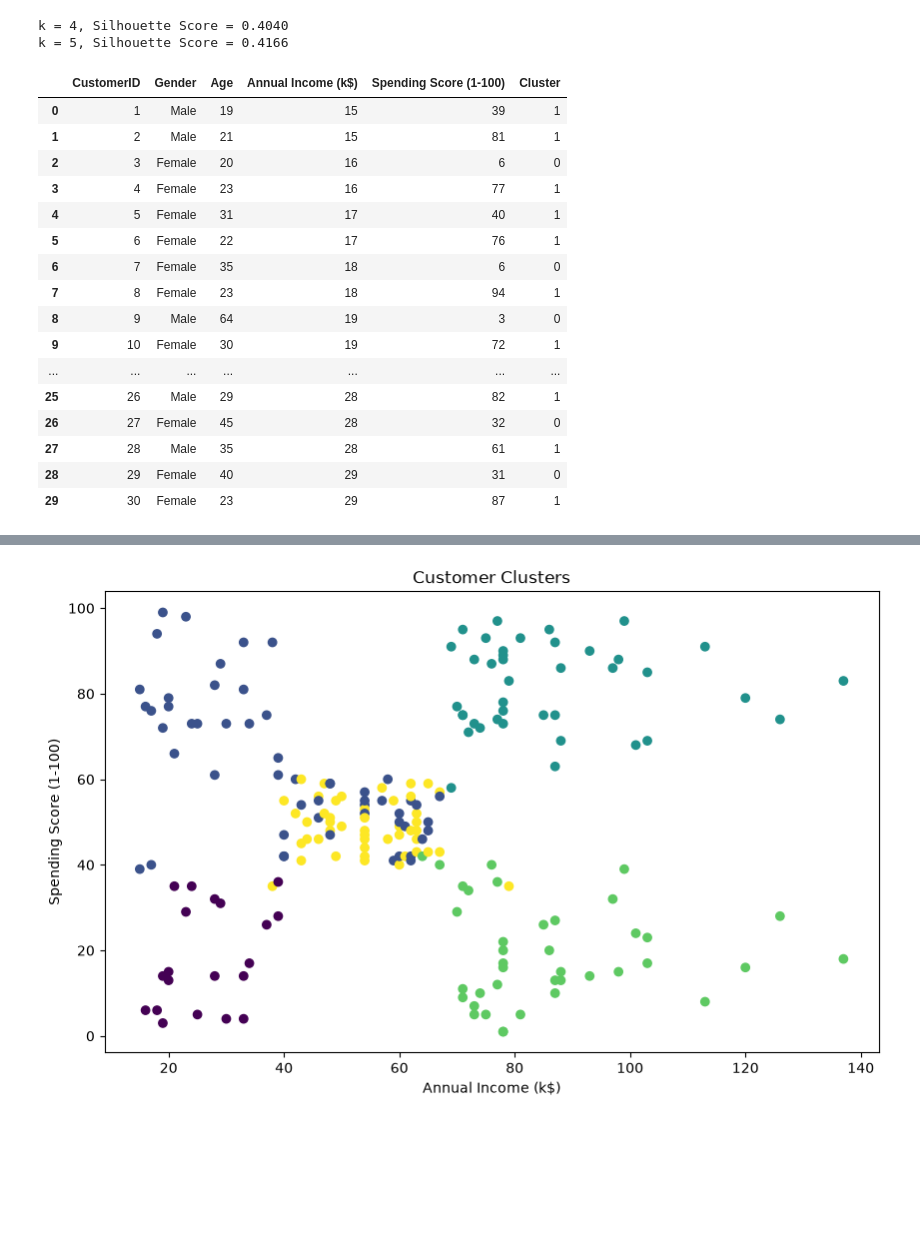
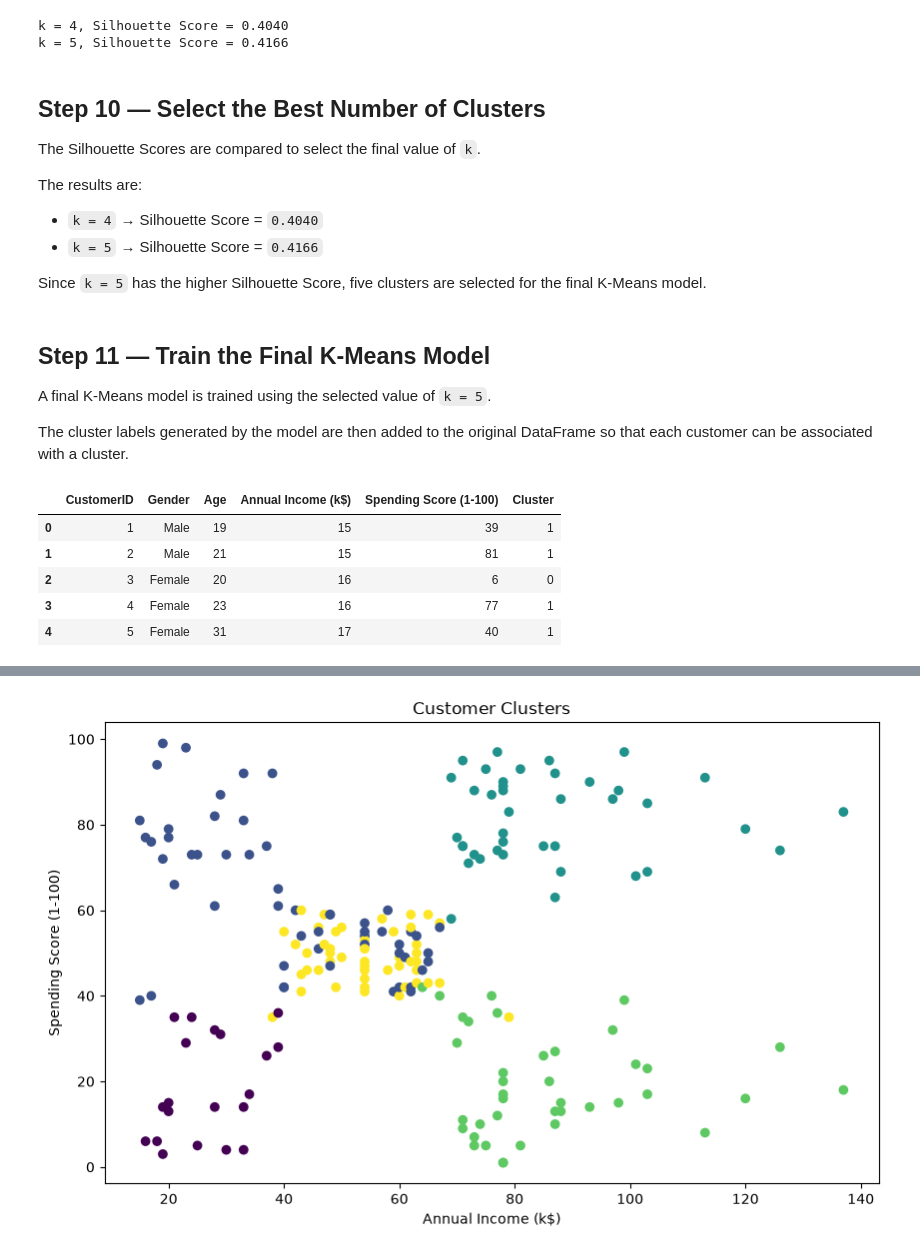
Before and after one commit to ghayda577/AI-ML-Training, a Jupyter notebook: Training_Weeks/Week5/Day1/KMeans.ipynb, the cells around one changed output, grey strips where cells are left out. Saved outputs shown, nothing was run; the diff lists cells and outputs as text; code cells hidden in the pictures; blank space fills up the shorter version.

Commit message:
complete Day 1 — Unsupervised Learning & K-Means tasks

```diff
--- a/Training_Weeks/Week5/Day1/KMeans.ipynb
+++ b/Training_Weeks/Week5/Day1/KMeans.ipynb
@@ -110,8 +184,25 @@ for k in candidate_k:
 # %% [output]
 k = 4, Silhouette Score = 0.4040
 k = 5, Silhouette Score = 0.4166
+# %% [markdown]
+## Step 10 — Select the Best Number of Clusters
+
+The Silhouette Scores are compared to select the final value of `k`.
+
+The results are:
+
+- `k = 4` → Silhouette Score = `0.4040`
+- `k = 5` → Silhouette Score = `0.4166`
+
+Since `k = 5` has the higher Silhouette Score, five clusters are selected for the final K-Means model.
 # %%
 best_k = 5
+# %% [markdown]
+## Step 11 — Train the Final K-Means Model
+
+A final K-Means model is trained using the selected value of `k = 5`.
+
+The cluster labels generated by the model are then added to the original DataFrame so that each customer can be associated with a cluster.
 # %%
 final_kmeans = KMeans(
     n_clusters=best_k,
@@ -123,22 +214,11 @@ cluster_labels = final_kmeans.fit_predict(x_scaled)
 # %%
 df["Cluster"] = cluster_labels
 
-df.head(30)
+df.head()
 # %% [output]
 |  | CustomerID | Gender | Age | Annual Income (k$) | Spending Score (1-100) | Cluster |
 | 0 | 1 | Male | 19 | 15 | 39 | 1 |
 | 1 | 2 | Male | 21 | 15 | 81 | 1 |
 | 2 | 3 | Female | 20 | 16 | 6 | 0 |
 | 3 | 4 | Female | 23 | 16 | 77 | 1 |
 | 4 | 5 | Female | 31 | 17 | 40 | 1 |
-| 5 | 6 | Female | 22 | 17 | 76 | 1 |
-| 6 | 7 | Female | 35 | 18 | 6 | 0 |
-| 7 | 8 | Female | 23 | 18 | 94 | 1 |
-| 8 | 9 | Male | 64 | 19 | 3 | 0 |
-| 9 | 10 | Female | 30 | 19 | 72 | 1 |
-| ... | ... | ... | ... | ... | ... | ... |
-| 25 | 26 | Male | 29 | 28 | 82 | 1 |
-| 26 | 27 | Female | 45 | 28 | 32 | 0 |
-| 27 | 28 | Male | 35 | 28 | 61 | 1 |
-| 28 | 29 | Female | 40 | 29 | 31 | 0 |
-| 29 | 30 | Female | 23 | 29 | 87 | 1 |
```
Also changed, not shown: parts of 20 cells of this notebook, 1 other file.
